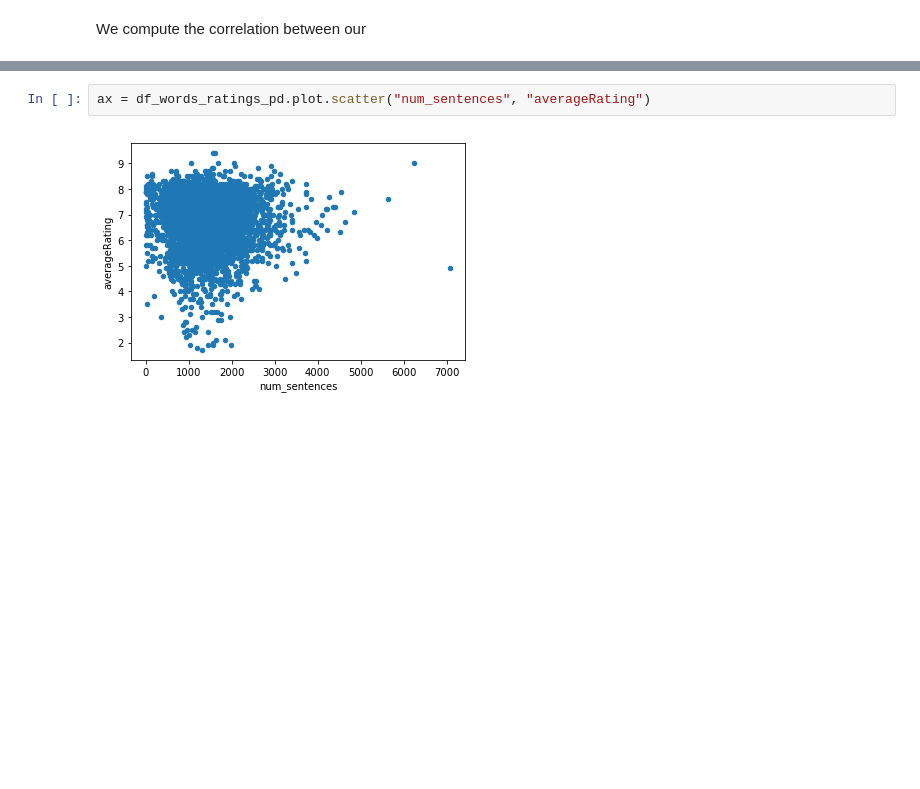
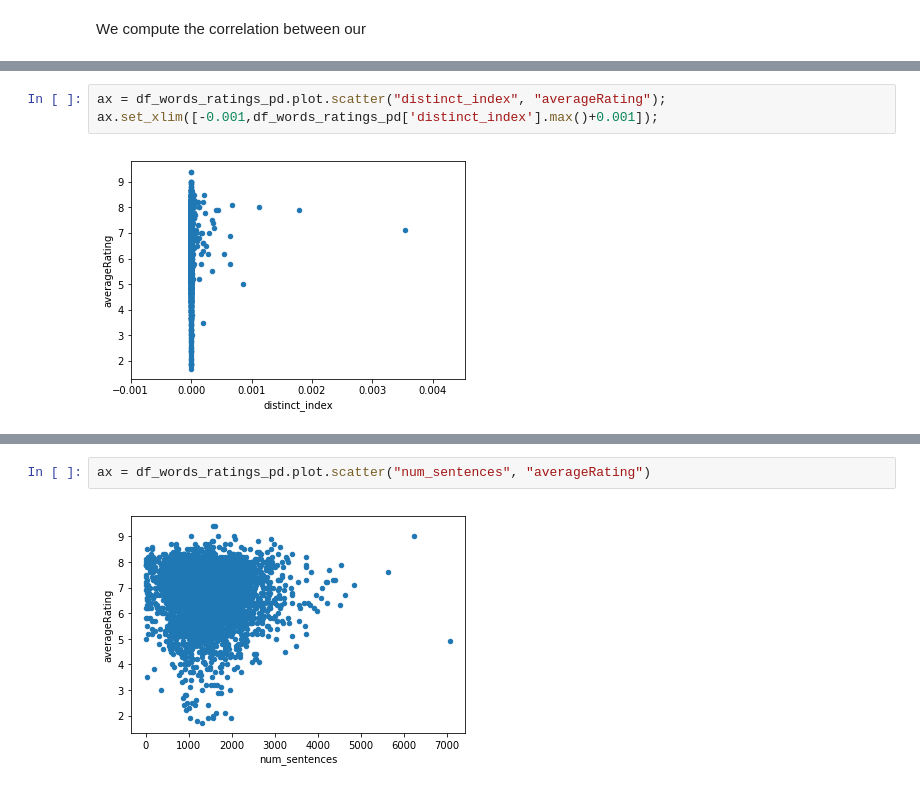
Before and after one commit to Xabitsuki/adamax, a Jupyter notebook: NotebookFinal.ipynb, the cells around one changed output, grey strips where cells are left out. Cells and saved outputs as stored; diff of their text form; blank space fills up the shorter version.

```diff
--- a/NotebookFinal.ipynb
+++ b/NotebookFinal.ipynb
@@ -606,0 +671,5 @@ Name: averageRating, dtype: float64
+# %%
+ax = df_words_ratings_pd.plot.scatter("distinct_index", "averageRating");
+ax.set_xlim([-0.001,df_words_ratings_pd['distinct_index'].max()+0.001]);
+# %% [output]
+[figure, added]
```
Also changed, not shown: parts of 68 cells of this notebook.
